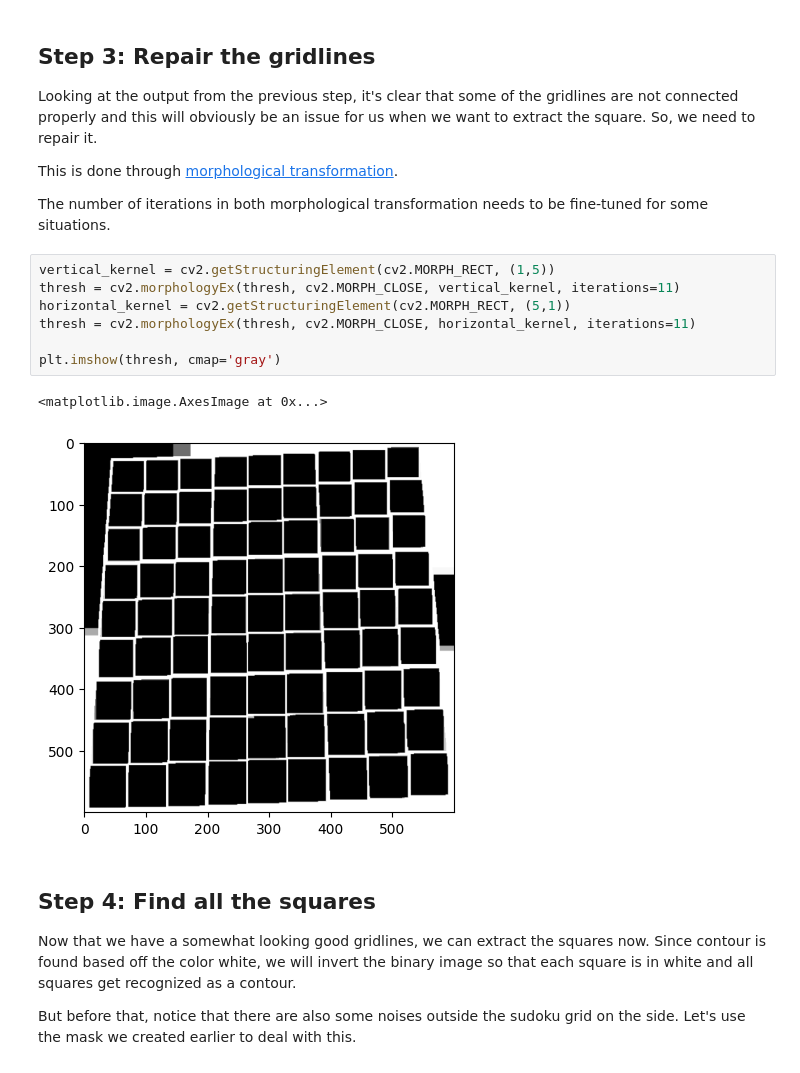
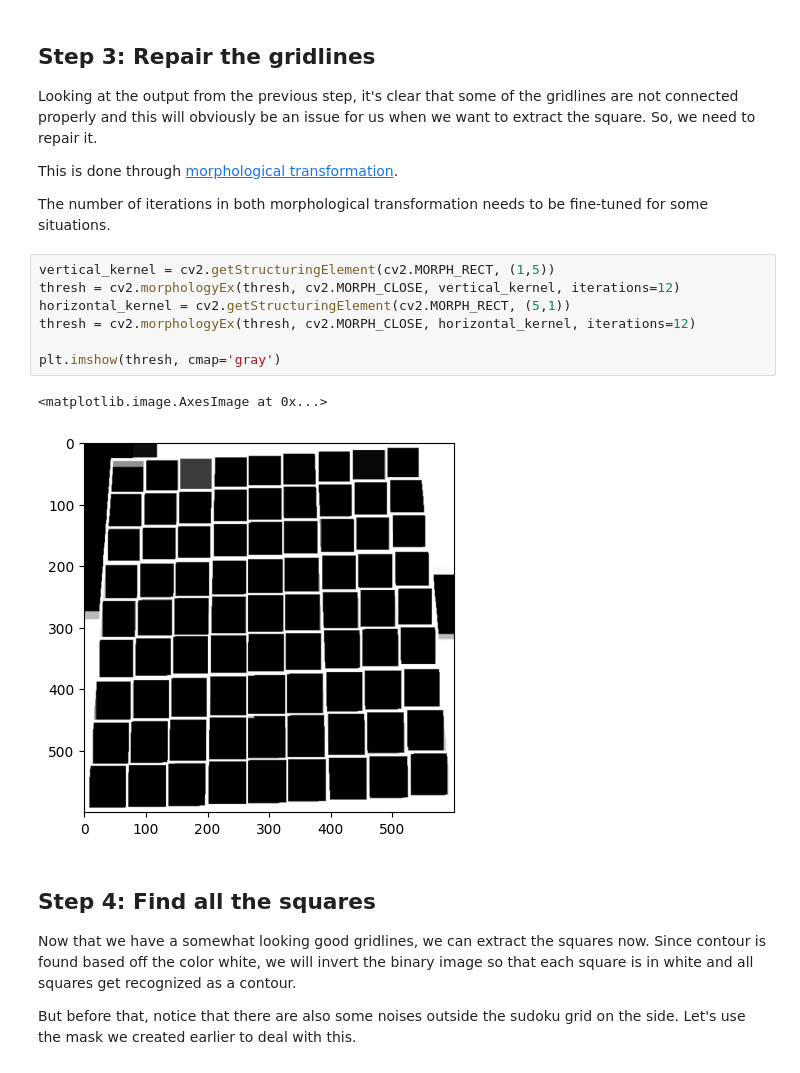
Before and after one commit to wyhong3103/sudoku-recognition, a Jupyter notebook: Sudoku Puzzle Extractor.ipynb, the cells around one changed output. Cells and saved outputs as stored; diff of their text form.

```diff
--- a/Sudoku Puzzle Extractor.ipynb
+++ b/Sudoku Puzzle Extractor.ipynb
@@ -126,14 +129,14 @@ This is done through [morphological transformation](https://docs.opencv.org/4.x/
 The number of iterations in both morphological transformation needs to be fine-tuned for some situations.
 # %%
 vertical_kernel = cv2.getStructuringElement(cv2.MORPH_RECT, (1,5))
-thresh = cv2.morphologyEx(thresh, cv2.MORPH_CLOSE, vertical_kernel, iterations=11)
+thresh = cv2.morphologyEx(thresh, cv2.MORPH_CLOSE, vertical_kernel, iterations=12)
 horizontal_kernel = cv2.getStructuringElement(cv2.MORPH_RECT, (5,1))
-thresh = cv2.morphologyEx(thresh, cv2.MORPH_CLOSE, horizontal_kernel, iterations=11)
+thresh = cv2.morphologyEx(thresh, cv2.MORPH_CLOSE, horizontal_kernel, iterations=12)
 
 plt.imshow(thresh, cmap='gray')
 # %% [output]
 <matplotlib.image.AxesImage at 0x...>
-[figure, old version]
+[figure, new version]
 # %% [markdown]
 ## Step 4: Find all the squares
 
```
Also changed, not shown: parts of 7 cells of this notebook, 2 other files.
